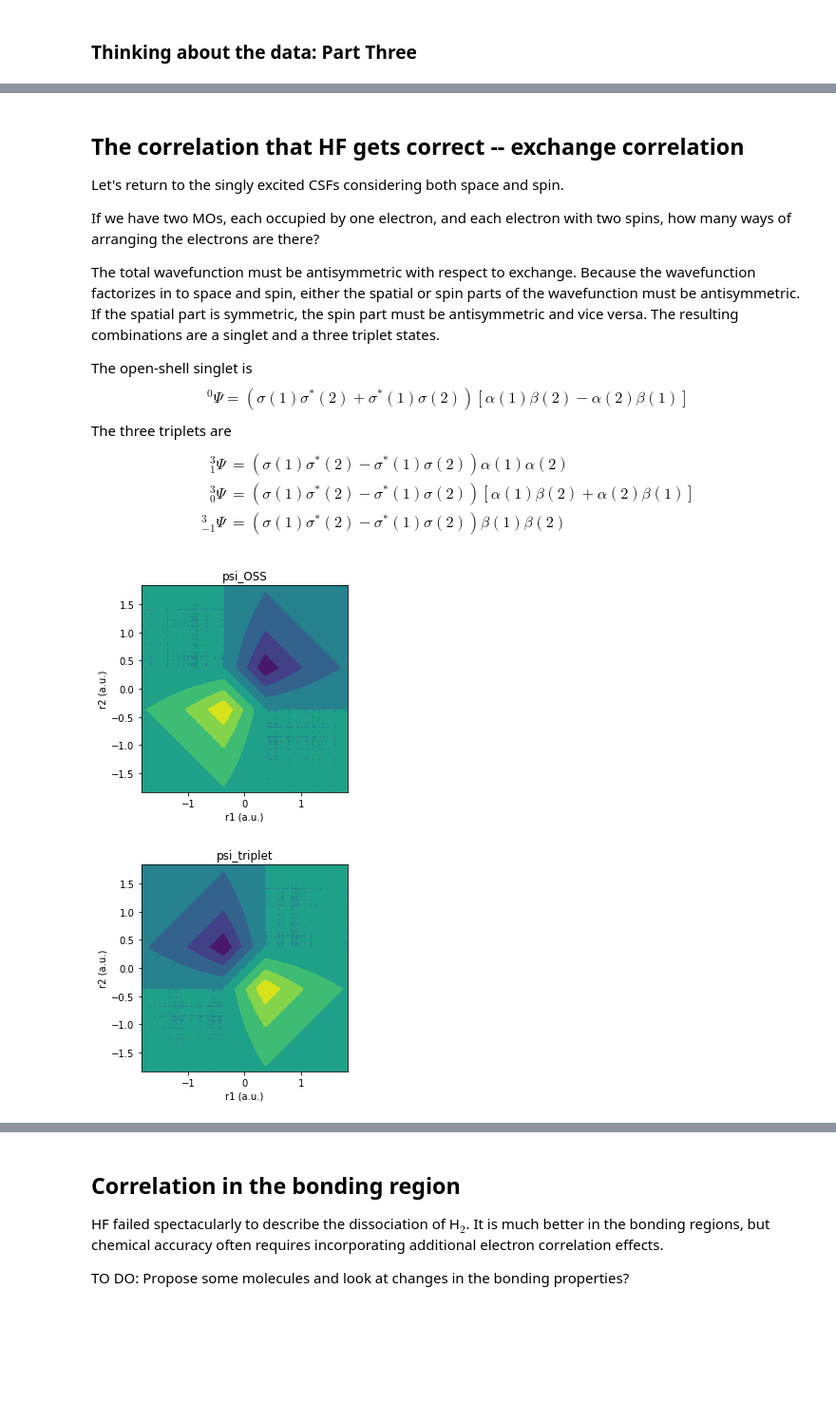
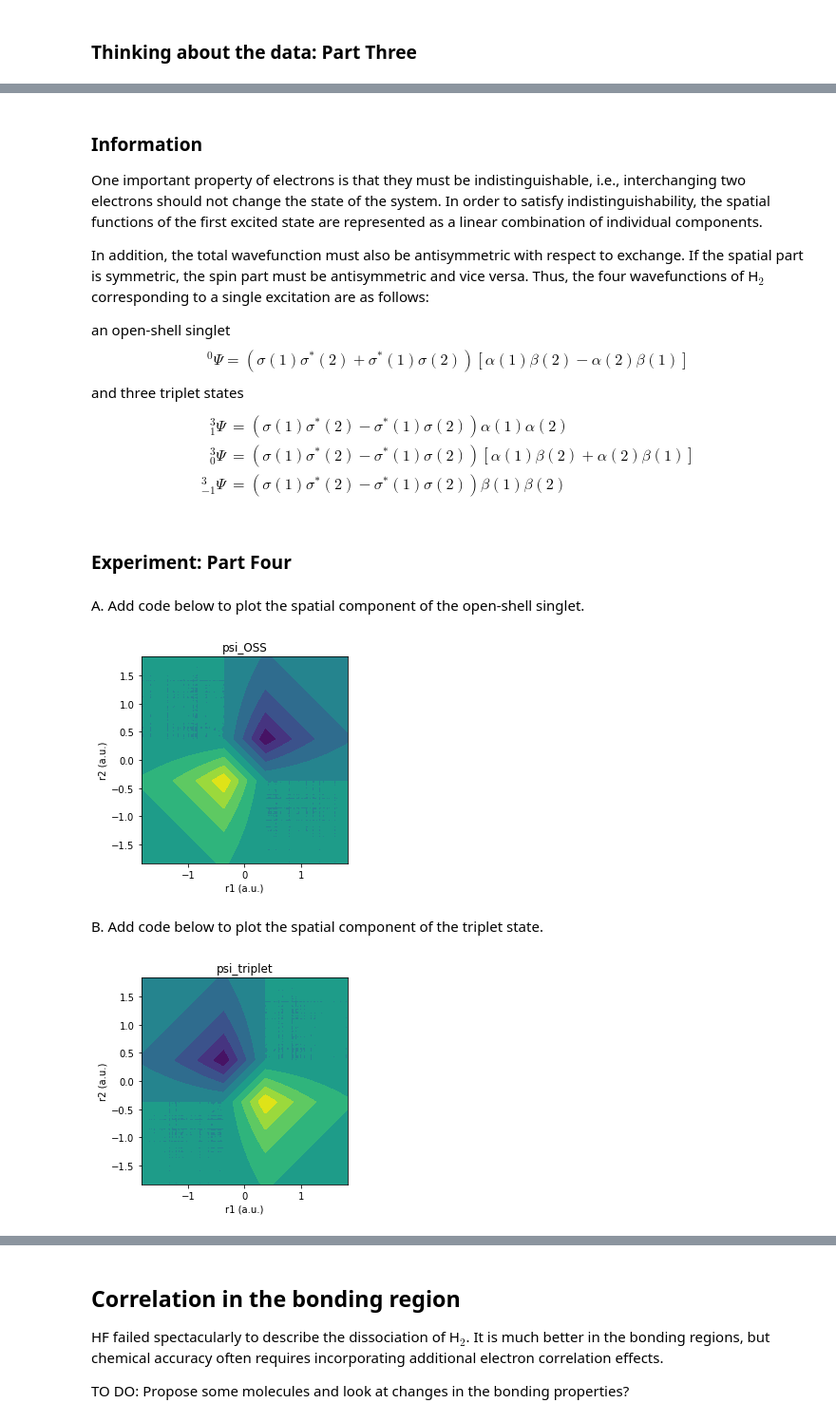
Before and after one commit to sgarrettroe/labs, a Jupyter notebook: HartreeFock/sgrlabH2Correlation-instructorPCL.ipynb, the cells around one changed output, grey strips where cells are left out. Shown at 95% size. Cells and saved outputs as stored; diff of their text form; code cells hidden in the pictures; blank space fills up the shorter version.

```diff
--- a/HartreeFock/sgrlabH2Correlation-instructorPCL.ipynb
+++ b/HartreeFock/sgrlabH2Correlation-instructorPCL.ipynb
@@ -428,40 +430,45 @@ plt.show()
 # %% [markdown]
-## The correlation that HF gets correct -- exchange correlation
+### Information
 
-Let's return to the singly excited CSFs considering both space and spin.
+One important property of electrons is that they must be indistinguishable, i.e., interchanging two electrons should not change the state of the system. In order to satisfy indistinguishability, the spatial functions of the first excited state are represented as a linear combination of individual components.
 
-If we have two MOs, each occupied by one electron, and each electron with two spins, how many ways of arranging the electrons are there?
+In addition, the total wavefunction must also be antisymmetric with respect to exchange.  If the spatial part is symmetric, the spin part must be antisymmetric and vice versa. Thus, the four wavefunctions of H$_2$ corresponding to a single excitation are as follows:
 
-The total wavefunction must be antisymmetric with respect to exchange. Because the wavefunction factorizes in to space and spin, either the spatial or spin parts of the wavefunction must be antisymmetric. If the spatial part is symmetric, the spin part must be antisymmetric and vice versa. The resulting combinations are a singlet and a three triplet states.
-
-The open-shell singlet is
+an open-shell singlet
 $$
 ^0\Psi = (\sigma(1)\sigma^*(2)+\sigma^*(1)\sigma(2))[\alpha(1)\beta(2)-\alpha(2)\beta(1)]
 $$
-The three triplets are
+and three triplet states
 \begin{align}
 ^3_1\Psi &= (\sigma(1)\sigma^*(2)-\sigma^*(1)\sigma(2))\alpha(1)\alpha(2)\\
 ^3_0\Psi &= (\sigma(1)\sigma^*(2)-\sigma^*(1)\sigma(2))[\alpha(1)\beta(2)+\alpha(2)\beta(1)] \\
 ^3_{-1}\Psi &= (\sigma(1)\sigma^*(2)-\sigma^*(1)\sigma(2))\beta(1)\beta(2)
 \end{align}
+# %% [markdown]
+### Experiment: Part Four
+# %% [markdown]
+A. Add code below to plot the spatial component of the open-shell singlet.
 # %%
 psi_OSS = mo(r1,bond,c_sigma)*mo(r2,bond,c_sigma_star)+mo(r1,bond,c_sigma_star)*mo(r2,bond,c_sigma)
-psi_triplet = mo(r1,bond,c_sigma)*mo(r2,bond,c_sigma_star)-mo(r1,bond,c_sigma_star)*mo(r2,bond,c_sigma)
 
-
-plt.contourf(r1,r2,psi_OSS)
+plt.contourf(r1,r2,psi_OSS,n_levels)
 plt.title('psi_OSS')
 plt.xlabel('r1 (a.u.)')
 plt.ylabel('r2 (a.u.)')
 plt.axis('square')
 plt.show()
-
-plt.contourf(r1,r2,psi_triplet)
-plt.title('psi_triplet')
-plt.xlabel('r1 (a.u.)')
-plt.ylabel('r2 (a.u.)')
-plt.axis('square')
-plt.show()
 # %% [output]
 [figure]
-[figure, removed]
+# %% [markdown]
+B. Add code below to plot the spatial component of the triplet state.
+# %%
+psi_triplet = mo(r1,bond,c_sigma)*mo(r2,bond,c_sigma_star)-mo(r1,bond,c_sigma_star)*mo(r2,bond,c_sigma)
+
+plt.contourf(r1,r2,psi_triplet,n_levels)
+plt.title('psi_triplet')
+plt.xlabel('r1 (a.u.)')
+plt.ylabel('r2 (a.u.)')
+plt.axis('square')
+plt.show()
+# %% [output]
+[figure, added]
```
Also changed, not shown: parts of 4 cells of this notebook, 3 other files.
